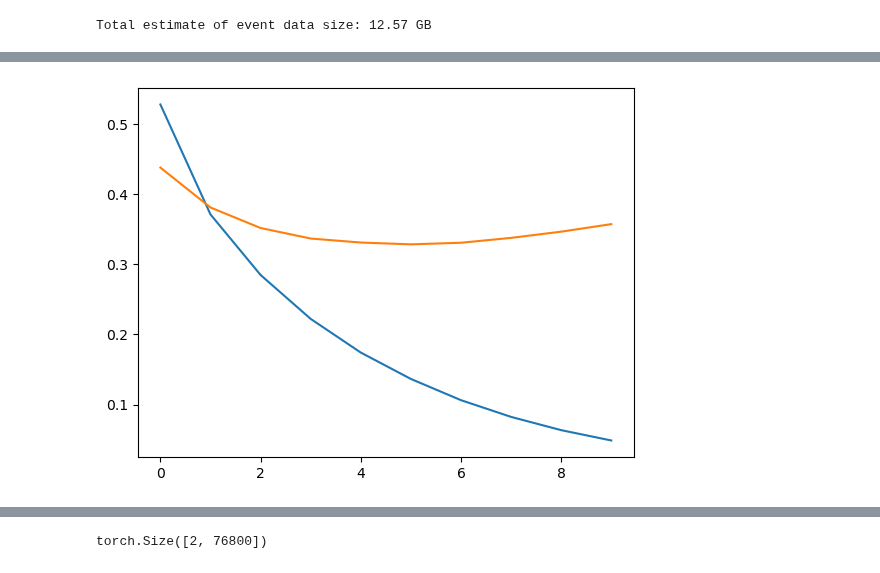
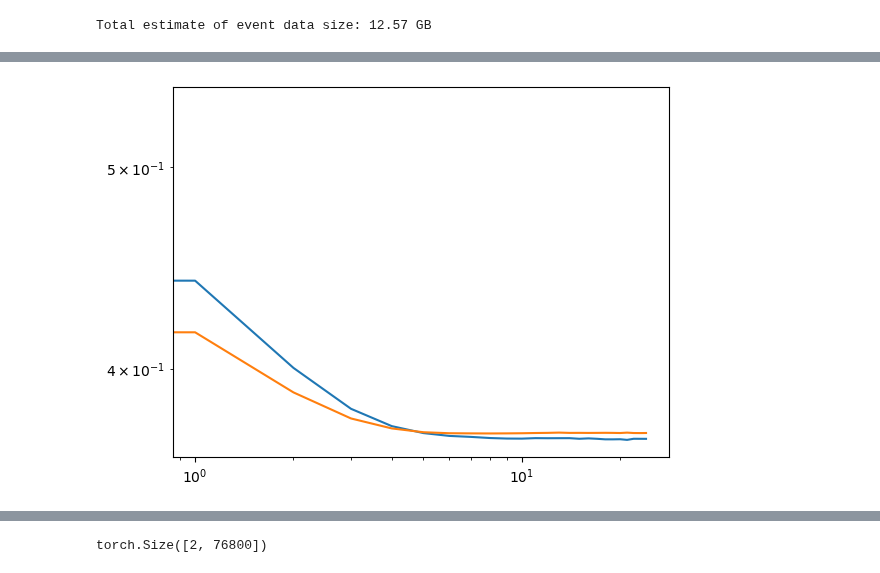
Before and after one commit to FabianSchubert/Bio-Inspired-Event-Based-Looming-Object-Detection-for-Automotive-Collision-Avoidance, a Jupyter notebook: experiments/carla_sim/random_spawn/train_rnn.ipynb, the cells around one changed output, grey strips where cells are left out. Cells and saved outputs as stored; diff of their text form; code cells hidden in the pictures.

Commit message:
simplify model parametrisation and optimise with pytorch

```diff
--- a/experiments/carla_sim/random_spawn/train_rnn.ipynb
+++ b/experiments/carla_sim/random_spawn/train_rnn.ipynb
@@ -303,15 +326,18 @@ X = torch.load(os.path.join(exp_fold, "X.pt"))
 Y = torch.load(os.path.join(exp_fold, "Y.pt"))
 metadata = torch.load(os.path.join(exp_fold, "metadata.pt"))
 # %%
-def gen_x_sequ(X, Y):
+def gen_x_sequ(X, Y, t_steps_to_coll_max=None):
     _t_steps = X.shape[1]
     X_1 = X[:,1:,...]
     X_0 = X[:,:-1,...]
     X_seq = torch.stack([X_0, X_1], dim=2)
     X_seq = X_seq.view(-1, X_seq.shape[-3], X_seq.shape[-2], X_seq.shape[-1])
 
-    Y_expand = Y.unsqueeze(1).repeat(1,_t_steps-1).flatten()
+    Y_expand = Y.unsqueeze(1).repeat(1,_t_steps-1)#.flatten()
+    if t_steps_to_coll_max is not None:
+        Y_expand[:,:-t_steps_to_coll_max] = 0
+    Y_expand = Y_expand.flatten()
 
     return X_seq, Y_expand
 # %%
-X_seq, Y_seq = gen_x_sequ(X, Y)
+X_seq, Y_seq = gen_x_sequ(X, Y, T_STEPS_T_COLL_MAX)
@@ -357,7 +379,18 @@ test_loader = torch.utils.data.DataLoader(test_data, batch_size=BATCH_SIZE, shuf
 # %%
 device = torch.device("cuda" if torch.cuda.is_available() else "cpu")
 
-net = Net(kern_half_size=2, sigm_kern=0.3, reg=50.0, size_layers=[], rmo_head=True, use_dropout=0.02, train_kernels=False)
+net = Net(
+    kern_half_size=2,
+    sigm_kern=0.3,
+    reg=0.1,
+    r_out_sigm_scale=1.0,
+    r_out_scale=1.0,
+    size_layers=[],
+    rmo_head=True,
+    use_dropout=0.02,
+    train_kernels=False,
+    train_weights=False,
+)
 net.to(device)
 # %% [output]
 Net(
@@ -374,9 +407,9 @@ Net(
 # %%
 loss_fn = nn.BCEWithLogitsLoss()
 
-optimizer = torch.optim.Adam(net.parameters(), lr=0.01)
+optimizer = torch.optim.Adam(net.parameters(), lr=0.001)
 
-N_EPOCHS = 10
+N_EPOCHS = 25
 
 train_losses = []
 val_losses = []
@@ -439,9 +469,11 @@ Validation loss: 0.357425729948573
 # %%
 plt.plot(train_losses)
 plt.plot(val_losses)
+plt.yscale("log")
+plt.xscale("log")
 plt.show()
 # %% [output]
-[figure, old version]
+[figure, new version]
 # %%
 # test the model
 
```
Also changed, not shown: parts of 21 cells of this notebook, 8 other files.
